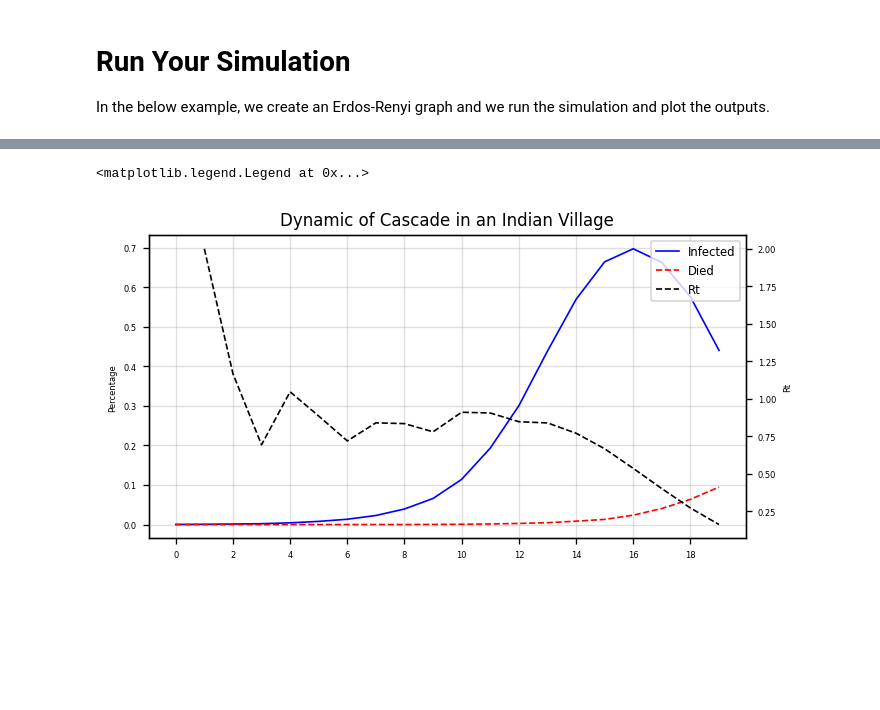
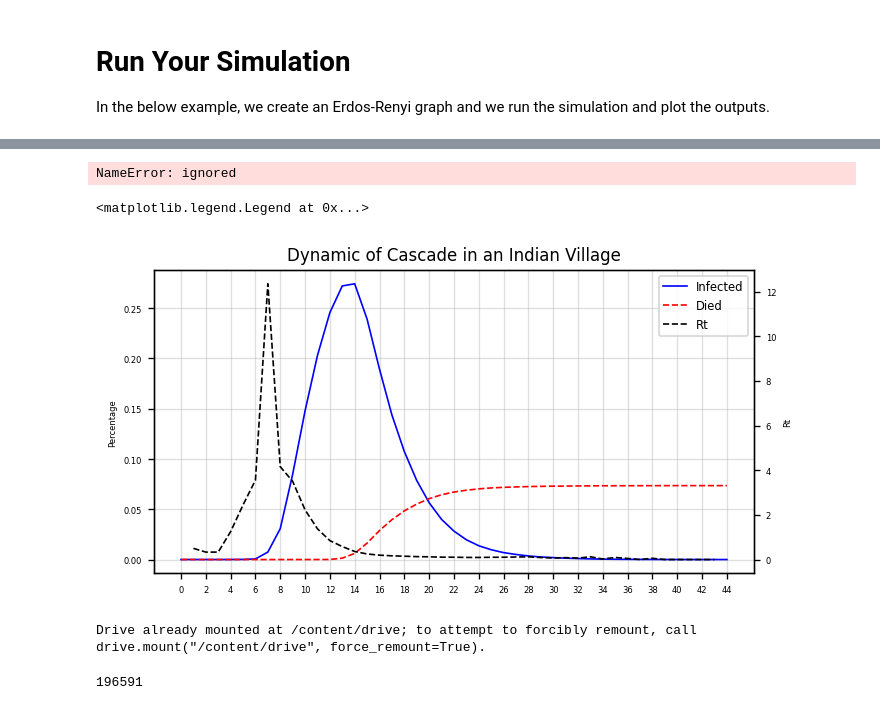
Before and after one commit to MahdiShahrabi/COVID19-Simulation, a Jupyter notebook: Time Dimension/Time_Simulation.ipynb, the cells around one changed output, grey strips where cells are left out. Drawn from its saved outputs; the diff is of its cells as text; code cells hidden in the pictures; blank space fills up the shorter version.

Commit message:
Readin gowalla data

```diff
--- a/Time Dimension/Time_Simulation.ipynb
+++ b/Time Dimension/Time_Simulation.ipynb
@@ -285,15 +285,16 @@ In the below example, we create an Erdos-Renyi graph and we run the simulation a
 # %%
 %%time
 # Example
-n = 10000
+n = 1000
 d = 40
-G_Erdos = nx.erdos_renyi_graph(n,d/n)
-edge_weight = dict(zip(G_Erdos.edges(),[uniform(0.01,0.05) for x in range(len(G_Erdos.edges()))]))
-nx.set_edge_attributes(G_Erdos,edge_weight,'weight')
+# G = nx.erdos_renyi_graph(n,d/n)
+G = gowalla
+edge_weight = dict(zip(G.edges(),[uniform(0.01,0.1) for x in range(len(G.edges()))]))
+nx.set_edge_attributes(G,edge_weight,'weight')
 
 method = 'Transmission'
-out = Simulate_SIR_Time (deepcopy(G_Erdos),Maximum_Time=20,Seasons=[20,40,60,80],P_seasons = [1,1,1,1],
-                   Seeds = generateRandSeed(2,G_Erdos), n_dr=5, q_die=0.2, n_s=2, q_s=0.1, how=method)
+out = Simulate_SIR_Time (deepcopy(G),Maximum_Time=10000,Seasons=[20,40,60,80],P_seasons = [1,1,1,1],
+                   Seeds = generateRandSeed(2,G), n_dr=5, q_die=0.2, n_s=2, q_s=0.3, how=method)
 
 print('The average R0 is {:0.3f}, and the fraction of Infected people are {:0.3f}, The method was "{}"'.format(out[2],out[3],method))
 
@@ -305,5 +306,12 @@ Wall time: 13.1 s
+# %%
+G.number_of_edges()
+isinstance(G,networkx.Graph)
+# %% [output]
+NameError: ignored
 # %%
 lng = n
+lng = G.number_of_nodes()
+
 data = out[0]
 
 y1 = data.time
@@ -316,31 +324,31 @@ y5 = out[4]
 fig, ax1 = plt.subplots(1,1,figsize=(6,3), dpi= 120)
 ax1.plot(y1,y2,color='blue',lw=1,label='Infected')
 ax1.plot(y1, y3,color='red',lw=1,label='Died',ls='dashed')
 # ax1.plot(y1, y4,color='green',lw=1,label='Normal')
 ax1.tick_params(axis='x', labelsize=5)
 ax1.set_ylabel('Percentage', fontsize=5)
 ax1.tick_params(axis='y', rotation=0,labelsize=5 )
 ax1.set_xticks(y1[::2])
 ax1.set_xticklabels(y1[::2])
 
 ax2 = ax1.twinx()
 ax2.plot(y1[1:], y5,color='black',lw=1,label='Rt',ls='dashed')
 ax2.set_ylabel('Rt', fontsize=5)
 ax2.tick_params(axis='y', rotation=0,labelsize=5 )
 
 ax1.grid(alpha=.4)
 
 fig.tight_layout()
 
 plt.title('Dynamic of Cascade in an Indian Village',fontsize=10)
 
 handles,labels = [],[]
 for ax in fig.axes:
     for h,l in zip(*ax.get_legend_handles_labels()):
         handles.append(h)
         labels.append(l)
 
 plt.legend(handles,labels,fontsize=7)
 # %% [output]
 <matplotlib.legend.Legend at 0x...>
-[figure, old version]
+[figure, new version]
@@ -346,0 +357,13 @@ plt.legend(handles,labels,fontsize=7)
+# %%
+import pickle
+from google.colab import drive
+drive.mount('/content/drive')
+DATA_PATH = "/content/drive/My Drive/Colab Notebooks/ColabData"
+infile = open(DATA_PATH+'/gowalla_Graph','rb')
+gowalla = pickle.load(infile)
+# %% [output]
+Drive already mounted at /content/drive; to attempt to forcibly remount, call drive.mount("/content/drive", force_remount=True).
+# %%
+gowalla.number_of_nodes()
+# %% [output]
+196591
```
Also changed, not shown: parts of 4 cells of this notebook.
